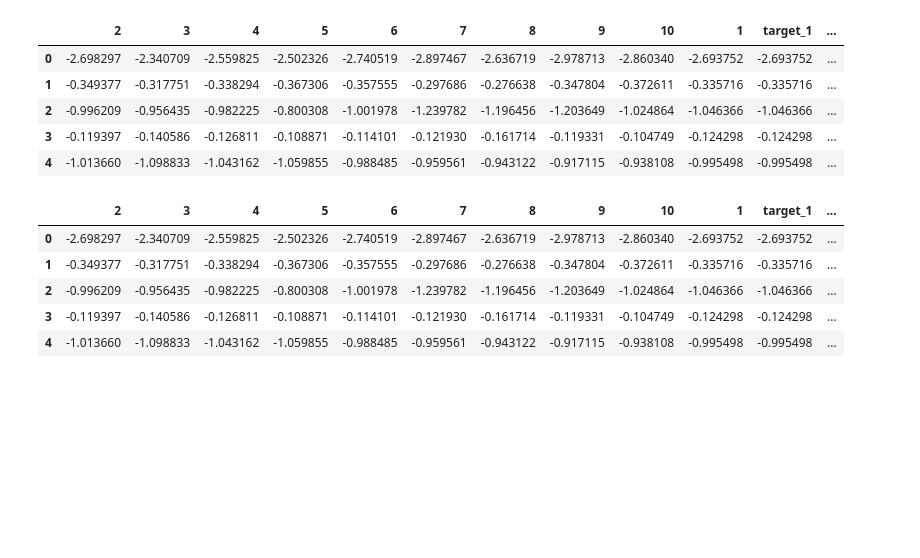
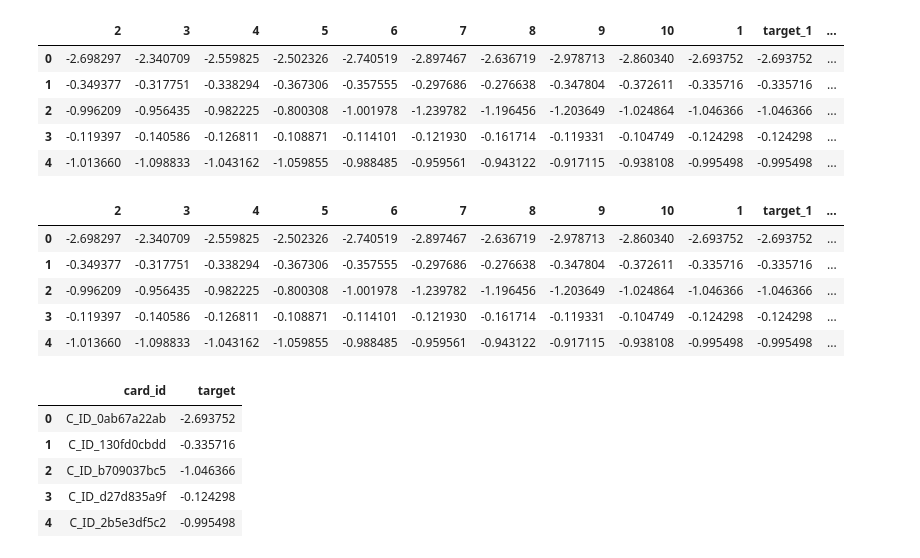
Before and after one commit to BoykoAA/list_lolecs_team, a Jupyter notebook: Elo_Category_Recommendation/Blend_final.ipynb, the cells around one changed output. Saved outputs shown, nothing was run; the diff lists cells and outputs as text; code cells hidden in the pictures; blank space fills up the shorter version.

Commit message:
add blend

```diff
--- a/Elo_Category_Recommendation/Blend_final.ipynb
+++ b/Elo_Category_Recommendation/Blend_final.ipynb
@@ -104,3 +104,13 @@ df_final = pd.read_csv('Blend_subm/1.csv')
 df_final['target'] = df_only_result['target_2']
 
 df_final.to_csv('subm_blend_full_2.csv', index=False)
+# %%
+best_subm = pd.read_csv('subm_blend_full.csv')
+best_subm.head(5)
+# %% [output]
+|  | card_id | target |
+| 0 | C_ID_0ab67a22ab | -2.693752 |
+| 1 | C_ID_130fd0cbdd | -0.335716 |
+| 2 | C_ID_b709037bc5 | -1.046366 |
+| 3 | C_ID_d27d835a9f | -0.124298 |
+| 4 | C_ID_2b5e3df5c2 | -0.995498 |
```
Also changed, not shown: parts of 3 cells of this notebook.
